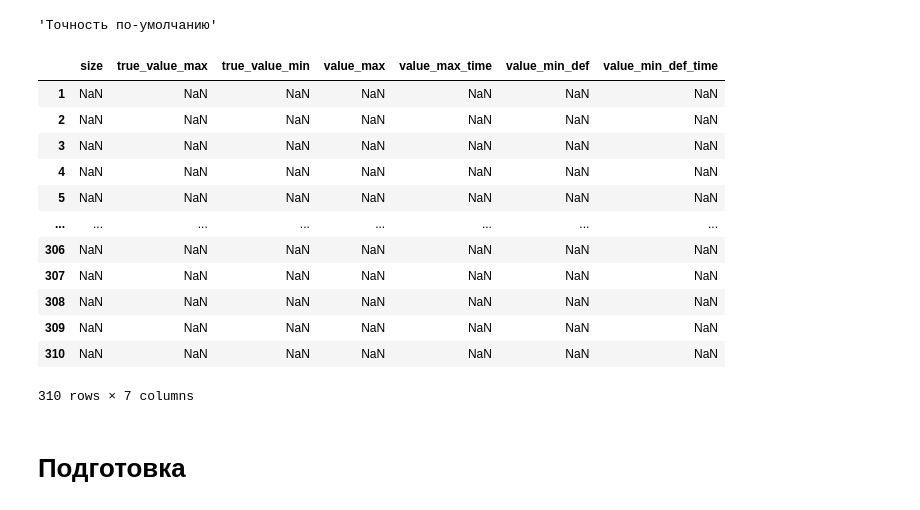
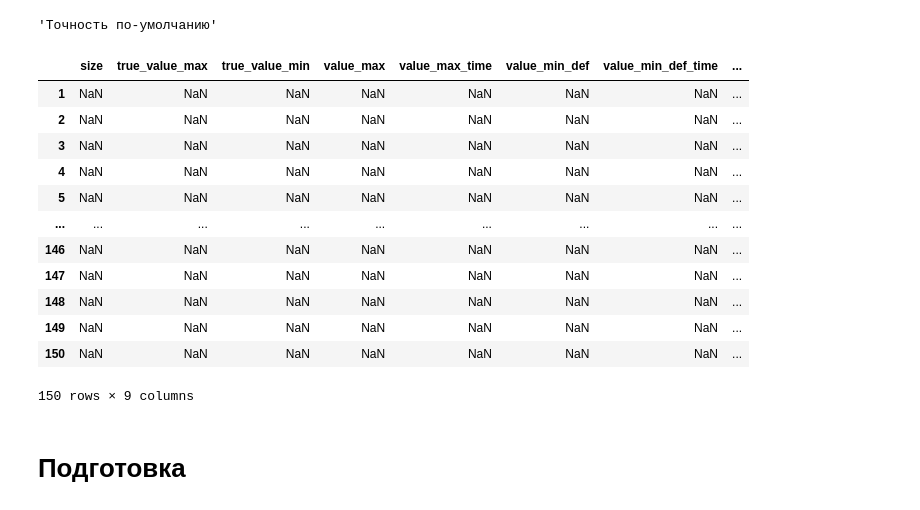
Before and after one commit to Jrol123/CalcMath, a Jupyter notebook: Course_prog/S5/main.ipynb, the cells around one changed output. Saved outputs shown, nothing was run; the diff lists cells and outputs as text; code cells hidden in the pictures.

```diff
--- a/Course_prog/S5/main.ipynb
+++ b/Course_prog/S5/main.ipynb
@@ -6,7 +6,7 @@ import warnings
 warnings.filterwarnings(action="ignore", category=DeprecationWarning)
 # %%
 FIRST_SIZE = 2
-LAST_SIZE = 32
+LAST_SIZE = 16
 
 COUNT_TRIES = 10
 
@@ -19,33 +19,33 @@ DEF_EPS = 0.0001
 # %%
 df = pd.DataFrame(
     columns=[
         "size",
         "true_value_max",
         "true_value_min",
         "value_max",
         "value_max_time",
         "value_min_def",
         "value_min_def_time",
-        # "value_min_rel",
-        # "value_min_rel_time"
+        "value_min_rel",
+        "value_min_rel_time"
     ],
     index=range(1, (LAST_SIZE - FIRST_SIZE + 1) * COUNT_TRIES + 1),
 )
 df
 # %% [output]
-|  | size | true_value_max | true_value_min | value_max | value_max_time | value_min_def | value_min_def_time |
-| 1 | NaN | NaN | NaN | NaN | NaN | NaN | NaN |
-| 2 | NaN | NaN | NaN | NaN | NaN | NaN | NaN |
-| 3 | NaN | NaN | NaN | NaN | NaN | NaN | NaN |
-| 4 | NaN | NaN | NaN | NaN | NaN | NaN | NaN |
-| 5 | NaN | NaN | NaN | NaN | NaN | NaN | NaN |
-| ... | ... | ... | ... | ... | ... | ... | ... |
-| 306 | NaN | NaN | NaN | NaN | NaN | NaN | NaN |
-| 307 | NaN | NaN | NaN | NaN | NaN | NaN | NaN |
-| 308 | NaN | NaN | NaN | NaN | NaN | NaN | NaN |
-| 309 | NaN | NaN | NaN | NaN | NaN | NaN | NaN |
-| 310 | NaN | NaN | NaN | NaN | NaN | NaN | NaN |
+|  | size | true_value_max | true_value_min | value_max | value_max_time | value_min_def | value_min_def_time | ... |
+| 1 | NaN | NaN | NaN | NaN | NaN | NaN | NaN | ... |
+| 2 | NaN | NaN | NaN | NaN | NaN | NaN | NaN | ... |
+| 3 | NaN | NaN | NaN | NaN | NaN | NaN | NaN | ... |
+| 4 | NaN | NaN | NaN | NaN | NaN | NaN | NaN | ... |
+| 5 | NaN | NaN | NaN | NaN | NaN | NaN | NaN | ... |
+| ... | ... | ... | ... | ... | ... | ... | ... | ... |
+| 146 | NaN | NaN | NaN | NaN | NaN | NaN | NaN | ... |
+| 147 | NaN | NaN | NaN | NaN | NaN | NaN | NaN | ... |
+| 148 | NaN | NaN | NaN | NaN | NaN | NaN | NaN | ... |
+| 149 | NaN | NaN | NaN | NaN | NaN | NaN | NaN | ... |
+| 150 | NaN | NaN | NaN | NaN | NaN | NaN | NaN | ... |
-310 rows × 7 columns
+150 rows × 9 columns
 # %% [markdown]
 # Подготовка
 # %%
```
Also changed, not shown: parts of 22 cells of this notebook, 1 other file.
